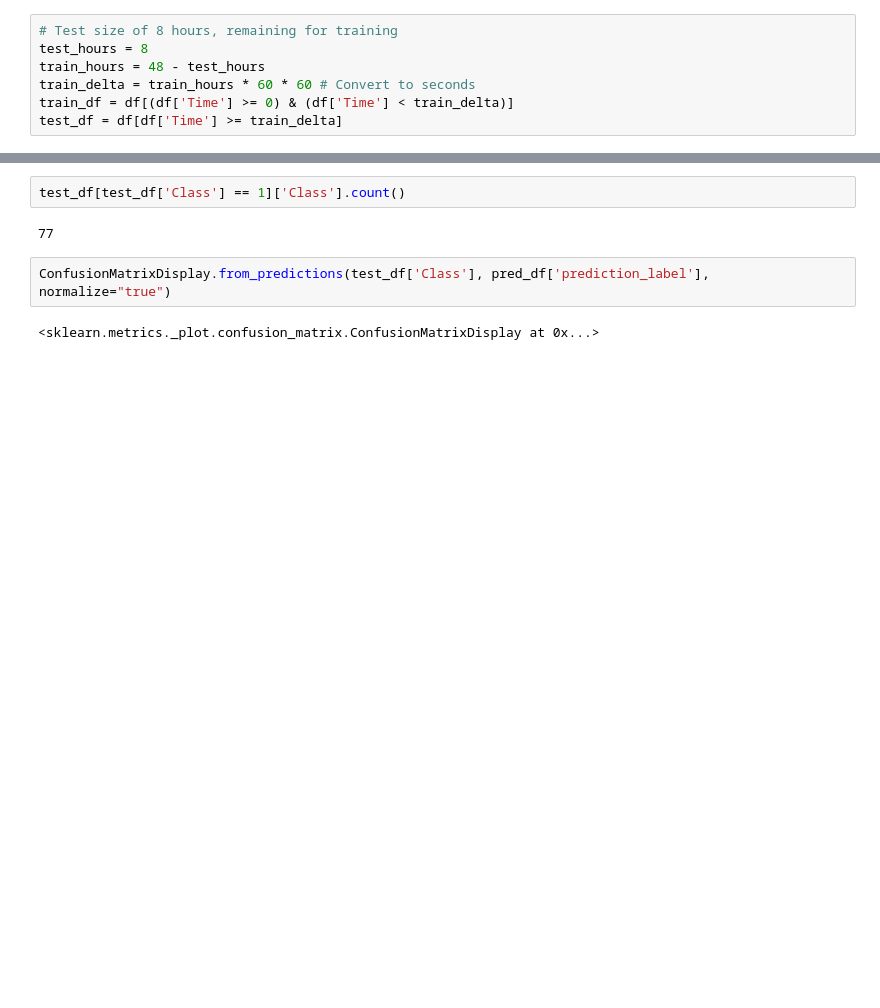
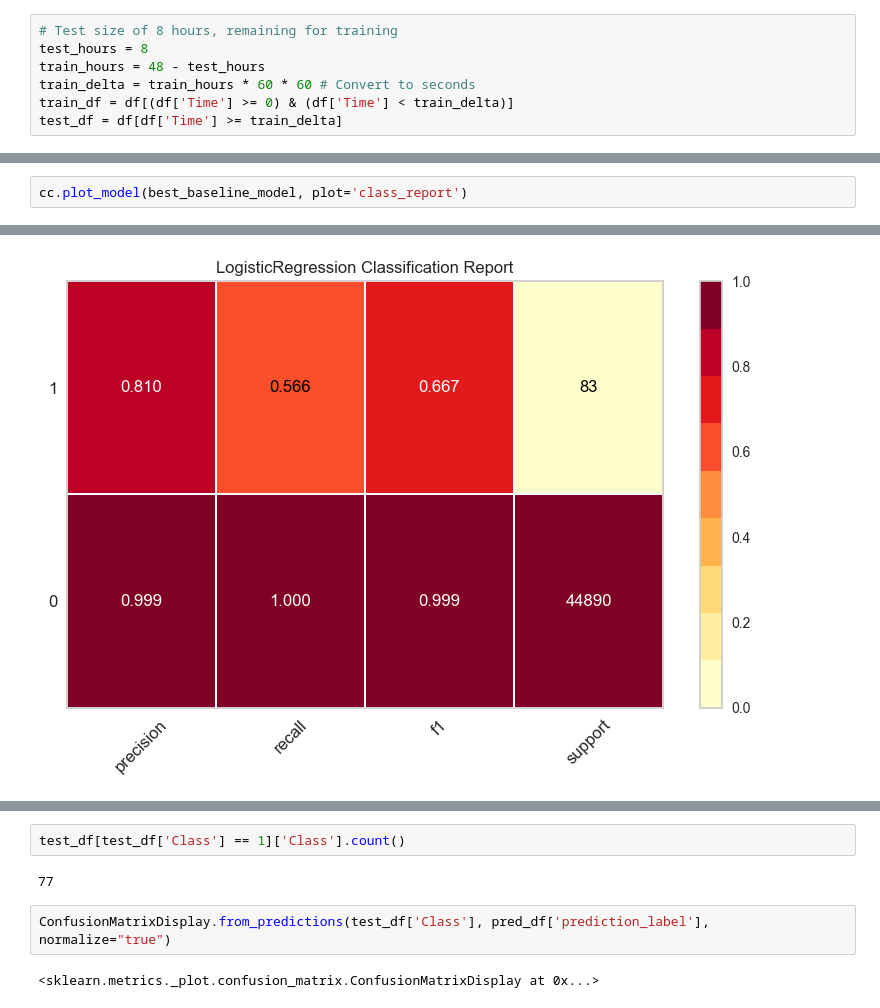
Before and after one commit to crdsteixeira/Advanced-Topics-of-Machine-Learning_GANs_for_Fraud_Detection, a Jupyter notebook: project.ipynb, the cells around one changed output, grey strips where cells are left out. Cells and saved outputs as stored; diff of their text form; blank space fills up the shorter version.

```diff
--- a/project.ipynb
+++ b/project.ipynb
@@ -169,0 +123,3 @@ plot_model(best_baseline_model, plot='auc')
+# %%
+cc.plot_model(best_baseline_model, plot='class_report')
+# %% [output]
@@ -170 +127,2 @@ plot_model(best_baseline_model, plot='auc')
+[figure, added]
 # %%
```
Also changed, not shown: parts of 28 cells of this notebook.
